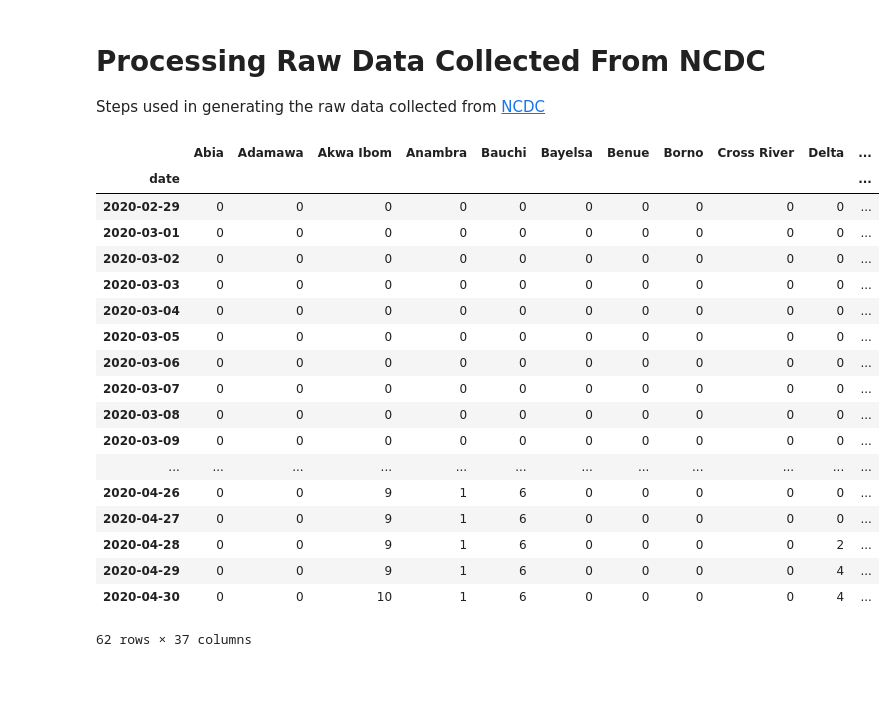
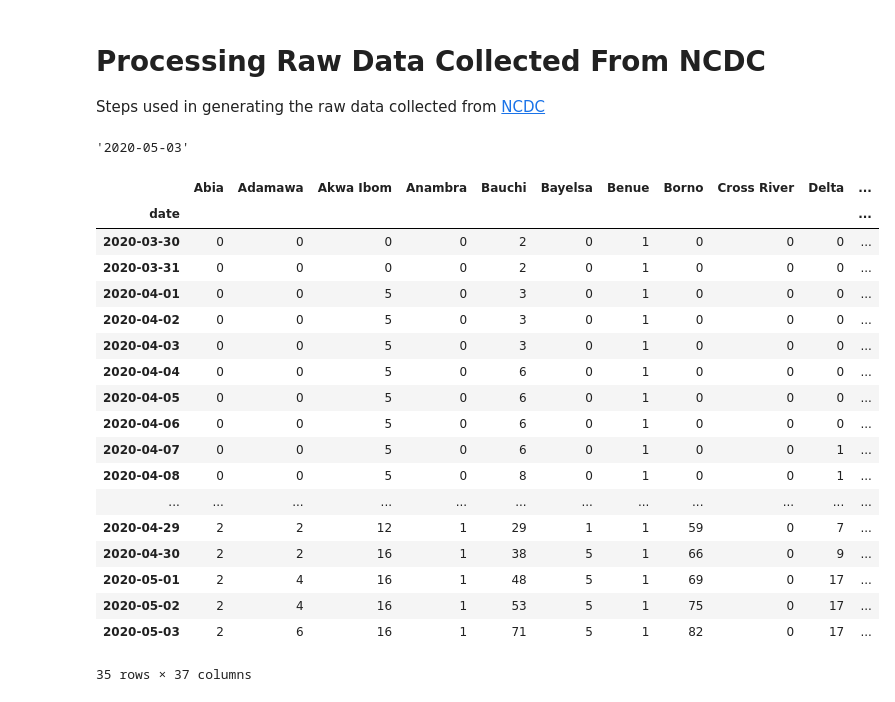
Before and after one commit to chidindu-ogbonna/covid-19-data.ng, a Jupyter notebook: raw_data/process raw data.ipynb, the cells around one changed output. Cells and saved outputs as stored; diff of their text form; code cells hidden in the pictures.

```diff
--- a/raw_data/process raw data.ipynb
+++ b/raw_data/process raw data.ipynb
@@ -48,6 +48,10 @@ yesterday = datetime.strftime(datetime.now() - timedelta(1), format='%d-%m-%Y')
 
 dates = pd.date_range('2020-02-29', yesterday)
 date_df = pd.DataFrame(index=dates)
+# %%
+yesterday
+# %% [output]
+'2020-05-03'
 # %%
 covid = data.groupby(['date','state']).sum().sort_values('date').unstack('state').sort_index()
 covid.iloc[0] = covid.iloc[0].replace({np.nan: 0})
@@ -79,24 +83,24 @@ save_to_csv(deaths, 'deaths')
 save_to_csv(confirmed, 'confirmed')
 save_to_csv(discharged, 'discharged')
 # %%
-pd.read_csv('discharged.csv', parse_dates=['date'], index_col='date')
+pd.read_csv('../confirmed.csv', parse_dates=['date'], index_col='date').iloc[30:]
 # %% [output]
 |  | Abia | Adamawa | Akwa Ibom | Anambra | Bauchi | Bayelsa | Benue | Borno | Cross River | Delta | ... |
 | date |  |  |  |  |  |  |  |  |  |  | ... |
-| 2020-02-29 | 0 | 0 | 0 | 0 | 0 | 0 | 0 | 0 | 0 | 0 | ... |
-| 2020-03-01 | 0 | 0 | 0 | 0 | 0 | 0 | 0 | 0 | 0 | 0 | ... |
-| 2020-03-02 | 0 | 0 | 0 | 0 | 0 | 0 | 0 | 0 | 0 | 0 | ... |
-| 2020-03-03 | 0 | 0 | 0 | 0 | 0 | 0 | 0 | 0 | 0 | 0 | ... |
-| 2020-03-04 | 0 | 0 | 0 | 0 | 0 | 0 | 0 | 0 | 0 | 0 | ... |
-| 2020-03-05 | 0 | 0 | 0 | 0 | 0 | 0 | 0 | 0 | 0 | 0 | ... |
-| 2020-03-06 | 0 | 0 | 0 | 0 | 0 | 0 | 0 | 0 | 0 | 0 | ... |
-| 2020-03-07 | 0 | 0 | 0 | 0 | 0 | 0 | 0 | 0 | 0 | 0 | ... |
-| 2020-03-08 | 0 | 0 | 0 | 0 | 0 | 0 | 0 | 0 | 0 | 0 | ... |
-| 2020-03-09 | 0 | 0 | 0 | 0 | 0 | 0 | 0 | 0 | 0 | 0 | ... |
+| 2020-03-30 | 0 | 0 | 0 | 0 | 2 | 0 | 1 | 0 | 0 | 0 | ... |
+| 2020-03-31 | 0 | 0 | 0 | 0 | 2 | 0 | 1 | 0 | 0 | 0 | ... |
+| 2020-04-01 | 0 | 0 | 5 | 0 | 3 | 0 | 1 | 0 | 0 | 0 | ... |
+| 2020-04-02 | 0 | 0 | 5 | 0 | 3 | 0 | 1 | 0 | 0 | 0 | ... |
+| 2020-04-03 | 0 | 0 | 5 | 0 | 3 | 0 | 1 | 0 | 0 | 0 | ... |
+| 2020-04-04 | 0 | 0 | 5 | 0 | 6 | 0 | 1 | 0 | 0 | 0 | ... |
+| 2020-04-05 | 0 | 0 | 5 | 0 | 6 | 0 | 1 | 0 | 0 | 0 | ... |
+| 2020-04-06 | 0 | 0 | 5 | 0 | 6 | 0 | 1 | 0 | 0 | 0 | ... |
+| 2020-04-07 | 0 | 0 | 5 | 0 | 6 | 0 | 1 | 0 | 0 | 1 | ... |
+| 2020-04-08 | 0 | 0 | 5 | 0 | 8 | 0 | 1 | 0 | 0 | 1 | ... |
 | ... | ... | ... | ... | ... | ... | ... | ... | ... | ... | ... | ... |
-| 2020-04-26 | 0 | 0 | 9 | 1 | 6 | 0 | 0 | 0 | 0 | 0 | ... |
-| 2020-04-27 | 0 | 0 | 9 | 1 | 6 | 0 | 0 | 0 | 0 | 0 | ... |
-| 2020-04-28 | 0 | 0 | 9 | 1 | 6 | 0 | 0 | 0 | 0 | 2 | ... |
-| 2020-04-29 | 0 | 0 | 9 | 1 | 6 | 0 | 0 | 0 | 0 | 4 | ... |
-| 2020-04-30 | 0 | 0 | 10 | 1 | 6 | 0 | 0 | 0 | 0 | 4 | ... |
+| 2020-04-29 | 2 | 2 | 12 | 1 | 29 | 1 | 1 | 59 | 0 | 7 | ... |
+| 2020-04-30 | 2 | 2 | 16 | 1 | 38 | 5 | 1 | 66 | 0 | 9 | ... |
+| 2020-05-01 | 2 | 4 | 16 | 1 | 48 | 5 | 1 | 69 | 0 | 17 | ... |
+| 2020-05-02 | 2 | 4 | 16 | 1 | 53 | 5 | 1 | 75 | 0 | 17 | ... |
+| 2020-05-03 | 2 | 6 | 16 | 1 | 71 | 5 | 1 | 82 | 0 | 17 | ... |
-62 rows × 37 columns
+35 rows × 37 columns
```
Also changed, not shown: parts of 3 cells of this notebook.
